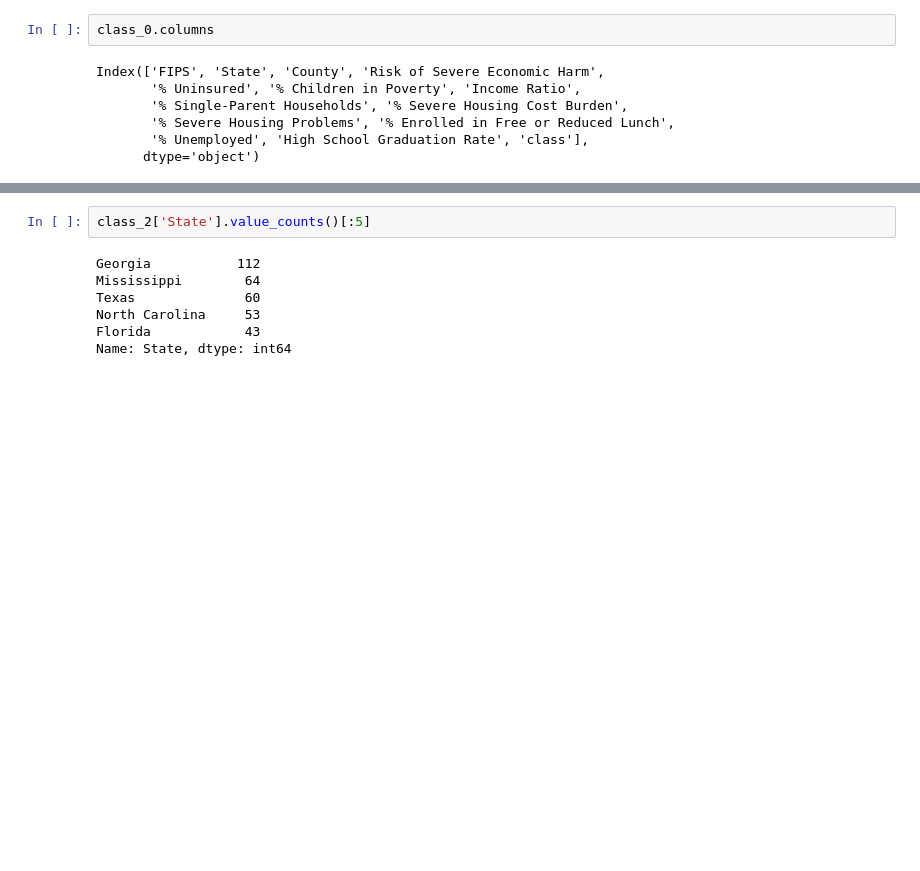
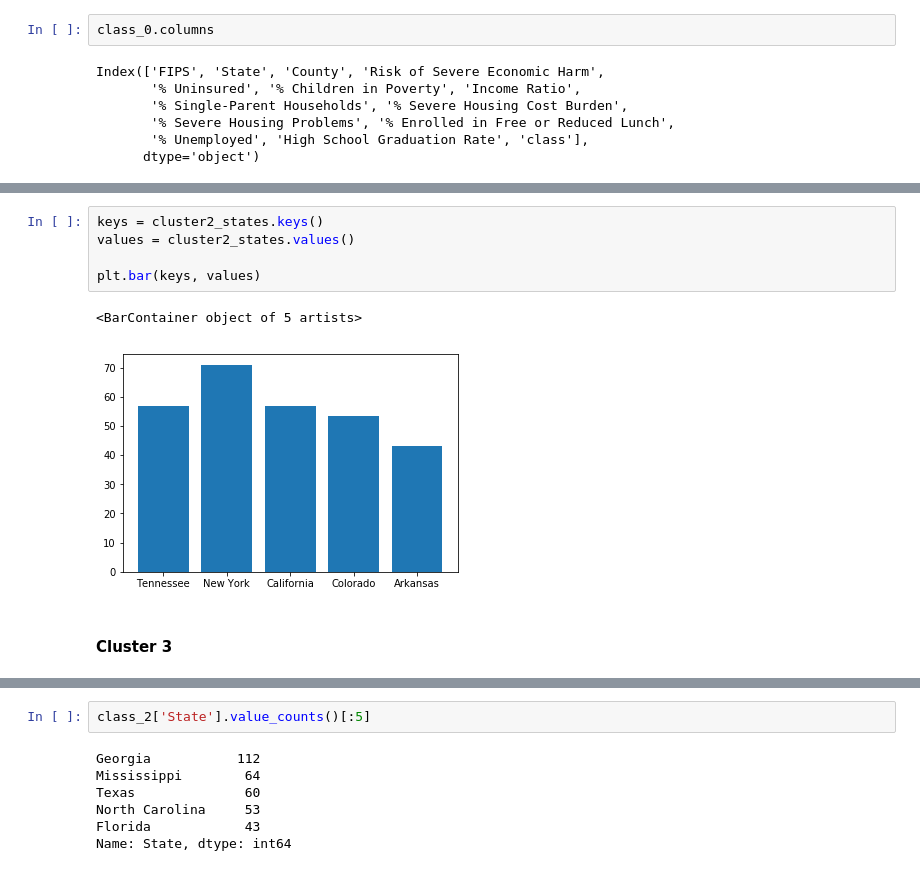
Before and after one commit to community-insight-impact/community_clustering, a Jupyter notebook: Clustering Notebooks/Economic Harm Score/Economic Harm Score.ipynb, the cells around one changed output, grey strips where cells are left out. Cells and saved outputs as stored; diff of their text form; blank space fills up the shorter version.

```diff
--- a/Clustering Notebooks/Economic Harm Score/Economic Harm Score.ipynb
+++ b/Clustering Notebooks/Economic Harm Score/Economic Harm Score.ipynb
@@ -315,0 +350,10 @@ Name: State, dtype: int64
+# %%
+keys = cluster2_states.keys()
+values = cluster2_states.values()
+
+plt.bar(keys, values)
+# %% [output]
+<BarContainer object of 5 artists>
+[figure, added]
+# %% [markdown]
+#### Cluster 3
```
Also changed, not shown: parts of 16 cells of this notebook, 7 other files.
